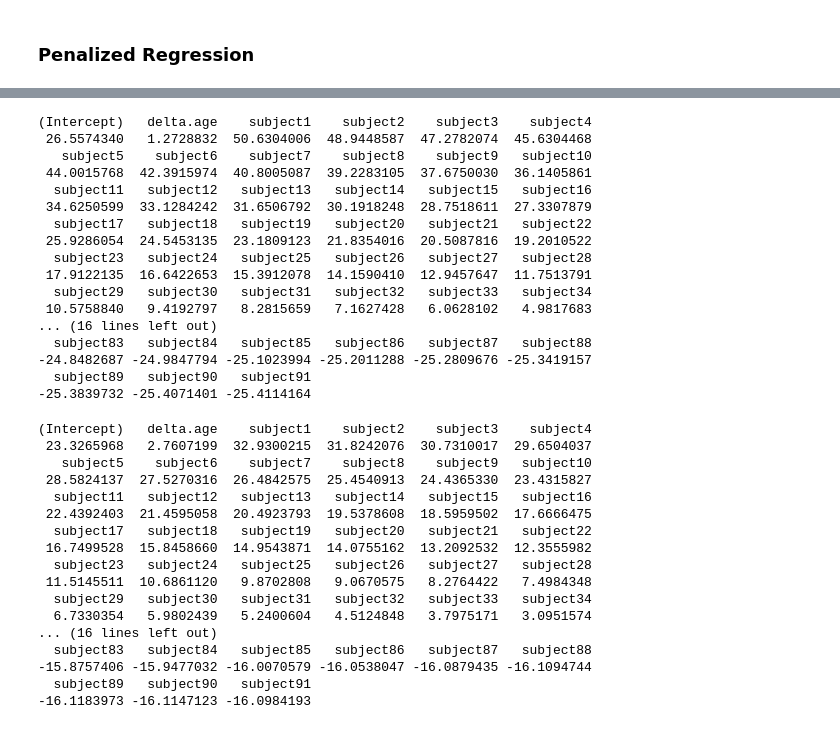
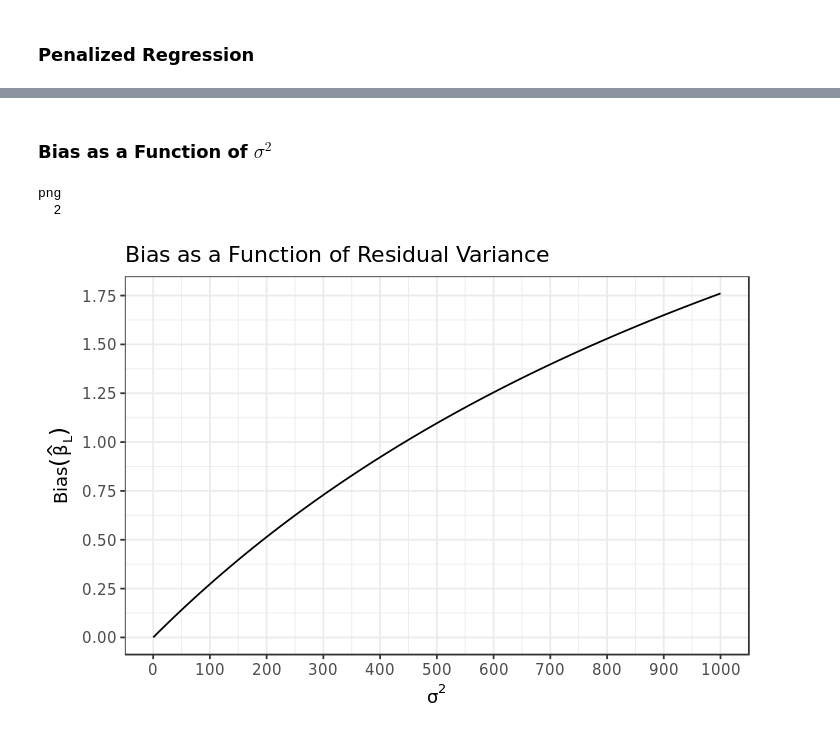
Before and after one commit to ppham27/stat571, a Jupyter notebook: hw7/literacy.ipynb, the cells around one changed output, grey strips where cells are left out. Cells and saved outputs as stored; diff of their text form; code cells hidden in the pictures.

```diff
--- a/hw7/literacy.ipynb
+++ b/hw7/literacy.ipynb
@@ -86,7 +88,9 @@ png
 # %% [markdown]
 ## Simulation Study: Random versus Fixed Effect Intercept
 # %%
-lmer.simulation.samples <- do.call(rbind, mclapply(replicate(4096, literacy.covariates.data, simplify=FALSE), function(covariates) {
+lmer.simulation.samples <- do.call(
+    rbind, mclapply(replicate(8192, literacy.covariates.data, simplify=FALSE),
+                    function(covariates) {
     literacy <- make.response(covariates)
     model <- lmer(literacy ~ delta.age + (1|subject), data=covariates, REML=TRUE)
     var.corr <- VarCorr(model)
@@ -97,7 +101,9 @@ lmer.simulation.samples <- do.call(rbind, mclapply(replicate(4096, literacy.cova
         sigma.random=attributes(var.corr$subject)$stddev[['(Intercept)']])
 }, mc.cores=4))
 # %%
-lm.simulation.samples <- do.call(rbind, mclapply(replicate(4096, literacy.covariates.data, simplify=FALSE), function(covariates) {
+lm.simulation.samples <- do.call(
+    rbind, mclapply(replicate(8192, literacy.covariates.data, simplify=FALSE),
+                    function(covariates) {
     literacy <- make.response(covariates)
     model <- lm(literacy ~ subject + delta.age, data=covariates)
     model.summary <- summary(model)
@@ -175,7 +181,8 @@ expect.beta.hat.gls <- function(residual.variance) {
         `+`, lapply(projected.data, function(projection) { projection$X }))
     projected.y <- Reduce(
         `+`, lapply(projected.data, function(projection) { projection$y }))
-    beta.hat <- as.vector(chol2inv(chol(projected.X)) %*% projected.y)
+    r <- chol(projected.X)  # Upper trianglar
+    beta.hat <- as.vector(backsolve(r, forwardsolve(r, projected.y, upper.tri=TRUE, transpose=TRUE)))
     names(beta.hat) <- c('(Intercept)', 'delta.age')
     beta.hat
 }
@@ -202,7 +198,8 @@ expect.beta.hat.ridge <- function(residual.variance) {
     Q[2, 2] <- 0
     # Estimate beta
     tX <- t(X)
-    beta.hat <- as.vector(chol2inv(chol(tX %*% X + residual.variance/variance.random.intercept*Q)) %*% tX %*% y)
+    r <- chol(tX %*% X + residual.variance/variance.random.intercept*Q)
+    beta.hat <- as.vector(backsolve(r, forwardsolve(r, tX %*% y, upper.tri=TRUE, transpose=TRUE)))
     names(beta.hat) <- colnames(X)
     names(beta.hat)[1] <- '(Intercept)'
     beta.hat
@@ -249,40 +228,23 @@ mean(base.literacy - expect.beta.hat.penalized(10)[['(Intercept)']])
-# %%
-expect.beta.hat.penalized(100)
-# %% [output]
-(Intercept)   delta.age    subject1    subject2    subject3    subject4
- 26.5574340   1.2728832  50.6304006  48.9448587  47.2782074  45.6304468
-   subject5    subject6    subject7    subject8    subject9   subject10
- 44.0015768  42.3915974  40.8005087  39.2283105  37.6750030  36.1405861
-  subject11   subject12   subject13   subject14   subject15   subject16
- 34.6250599  33.1284242  31.6506792  30.1918248  28.7518611  27.3307879
-  subject17   subject18   subject19   subject20   subject21   subject22
- 25.9286054  24.5453135  23.1809123  21.8354016  20.5087816  19.2010522
-  subject23   subject24   subject25   subject26   subject27   subject28
- 17.9122135  16.6422653  15.3912078  14.1590410  12.9457647  11.7513791
-  subject29   subject30   subject31   subject32   subject33   subject34
- 10.5758840   9.4192797   8.2815659   7.1627428   6.0628102   4.9817683
-... (16 lines left out)
-  subject83   subject84   subject85   subject86   subject87   subject88
--24.8482687 -24.9847794 -25.1023994 -25.2011288 -25.2809676 -25.3419157
-  subject89   subject90   subject91
--25.3839732 -25.4071401 -25.4114164
-# %%
-expect.beta.hat.penalized(1000)
-# %% [output]
-(Intercept)   delta.age    subject1    subject2    subject3    subject4
- 23.3265968   2.7607199  32.9300215  31.8242076  30.7310017  29.6504037
-   subject5    subject6    subject7    subject8    subject9   subject10
- 28.5824137  27.5270316  26.4842575  25.4540913  24.4365330  23.4315827
-  subject11   subject12   subject13   subject14   subject15   subject16
- 22.4392403  21.4595058  20.4923793  19.5378608  18.5959502  17.6666475
-  subject17   subject18   subject19   subject20   subject21   subject22
- 16.7499528  15.8458660  14.9543871  14.0755162  13.2092532  12.3555982
-  subject23   subject24   subject25   subject26   subject27   subject28
- 11.5145511  10.6861120   9.8702808   9.0670575   8.2764422   7.4984348
-  subject29   subject30   subject31   subject32   subject33   subject34
-  6.7330354   5.9802439   5.2400604   4.5124848   3.7975171   3.0951574
-... (16 lines left out)
-  subject83   subject84   subject85   subject86   subject87   subject88
--15.8757406 -15.9477032 -16.0070579 -16.0538047 -16.0879435 -16.1094744
-  subject89   subject90   subject91
--16.1183973 -16.1147123 -16.0984193
+# %% [markdown]
+### Bias as a Function of $\sigma^2$
+# %%
+bias.data <- data.table(residual.variance=c(seq(0.1, by=0.1, length.out=9), 1:1000))
+bias.data[,bias:=do.call(c, mclapply(
+    residual.variance,
+    function(residual.variance) { expect.beta.hat.ridge(residual.variance)[['delta.age']] },
+    mc.cores=4)) - 1]
+
+p <- ggplot(bias.data, aes(x=residual.variance, y=bias)) +
+  geom_line() +
+  scale_x_continuous(expression(sigma^2), breaks=seq(0, 1000, by=100)) +
+  scale_y_continuous(expression(Bias(hat(beta)[L])), breaks=seq(0, 1.75, by=0.25)) +
+  ggtitle('Bias as a Function of Residual Variance')
+
+pdf('bias_variance_plot.pdf', width=6, height=3.75)
+p
+dev.off()
+p
+# %% [output]
+png
+  2
+[figure, added]
```
Also changed, not shown: parts of 8 cells of this notebook, 7 other files.
